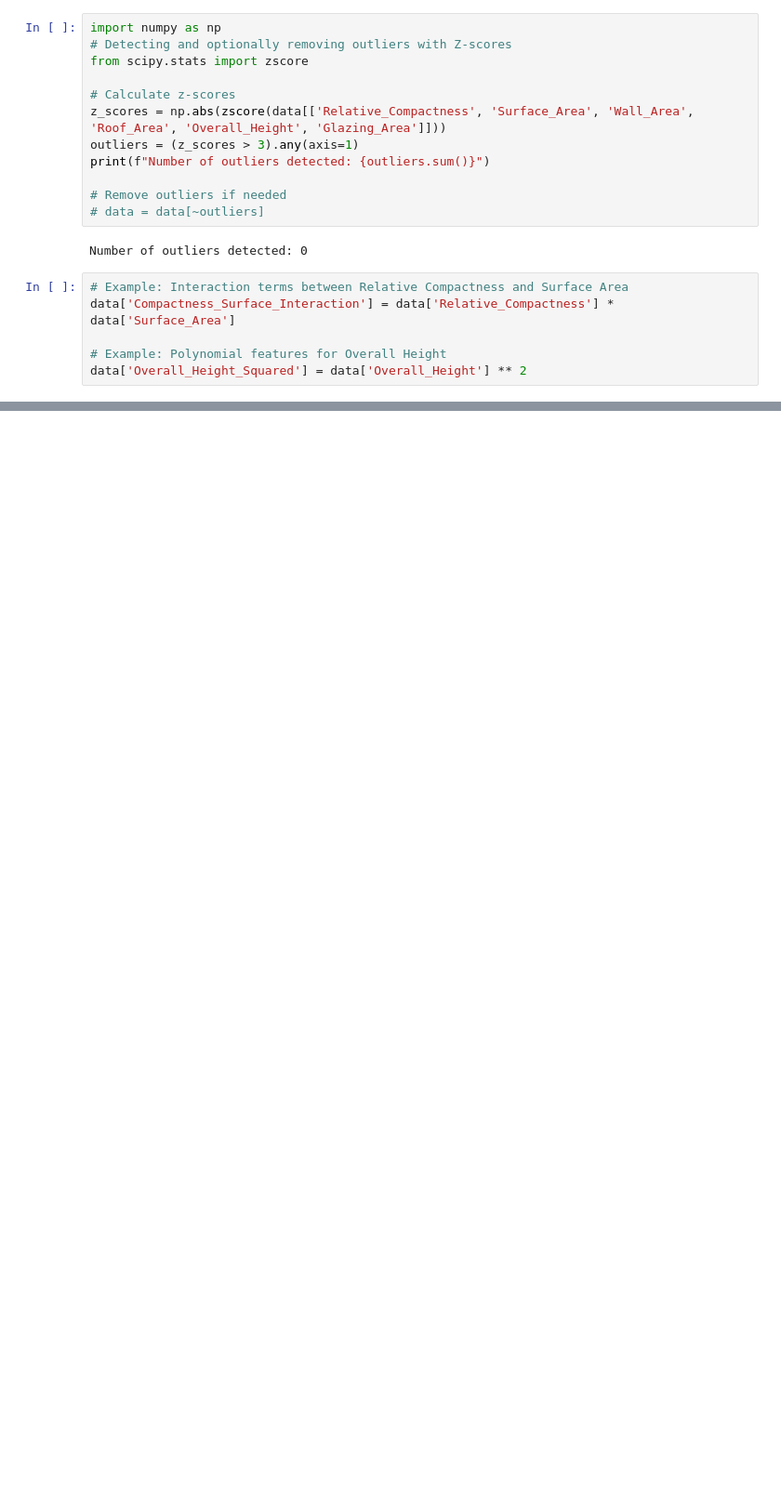
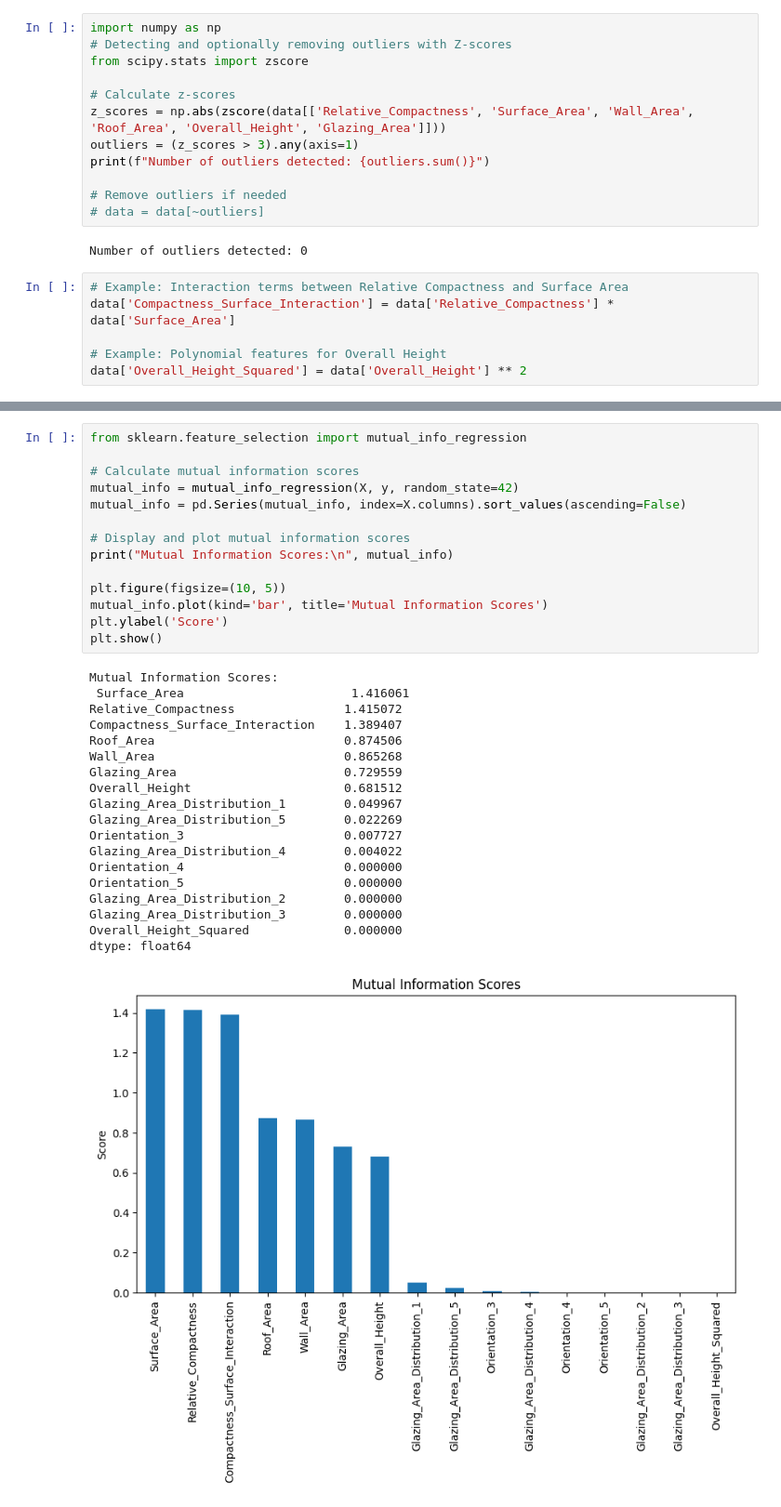
Before and after one commit to AshSama12/Energy-Efficient, a Jupyter notebook: DataMining.ipynb, the cells around one changed output, grey strips where cells are left out. Shown at 93% size. Cells and saved outputs as stored; diff of their text form; blank space fills up the shorter version.

```diff
--- a/DataMining.ipynb
+++ b/DataMining.ipynb
@@ -310,0 +432,34 @@ plt.show()
+# %%
+from sklearn.feature_selection import mutual_info_regression
+
+# Calculate mutual information scores
+mutual_info = mutual_info_regression(X, y, random_state=42)
+mutual_info = pd.Series(mutual_info, index=X.columns).sort_values(ascending=False)
+
+# Display and plot mutual information scores
+print("Mutual Information Scores:\n", mutual_info)
+
+plt.figure(figsize=(10, 5))
+mutual_info.plot(kind='bar', title='Mutual Information Scores')
+plt.ylabel('Score')
+plt.show()
+# %% [output]
+Mutual Information Scores:
+ Surface_Area                       1.416061
+Relative_Compactness               1.415072
+Compactness_Surface_Interaction    1.389407
+Roof_Area                          0.874506
+Wall_Area                          0.865268
+Glazing_Area                       0.729559
+Overall_Height                     0.681512
+Glazing_Area_Distribution_1        0.049967
+Glazing_Area_Distribution_5        0.022269
+Orientation_3                      0.007727
+Glazing_Area_Distribution_4        0.004022
+Orientation_4                      0.000000
+Orientation_5                      0.000000
+Glazing_Area_Distribution_2        0.000000
+Glazing_Area_Distribution_3        0.000000
+Overall_Height_Squared             0.000000
+dtype: float64
+[figure, added]
```
Also changed, not shown: parts of 24 cells of this notebook.
